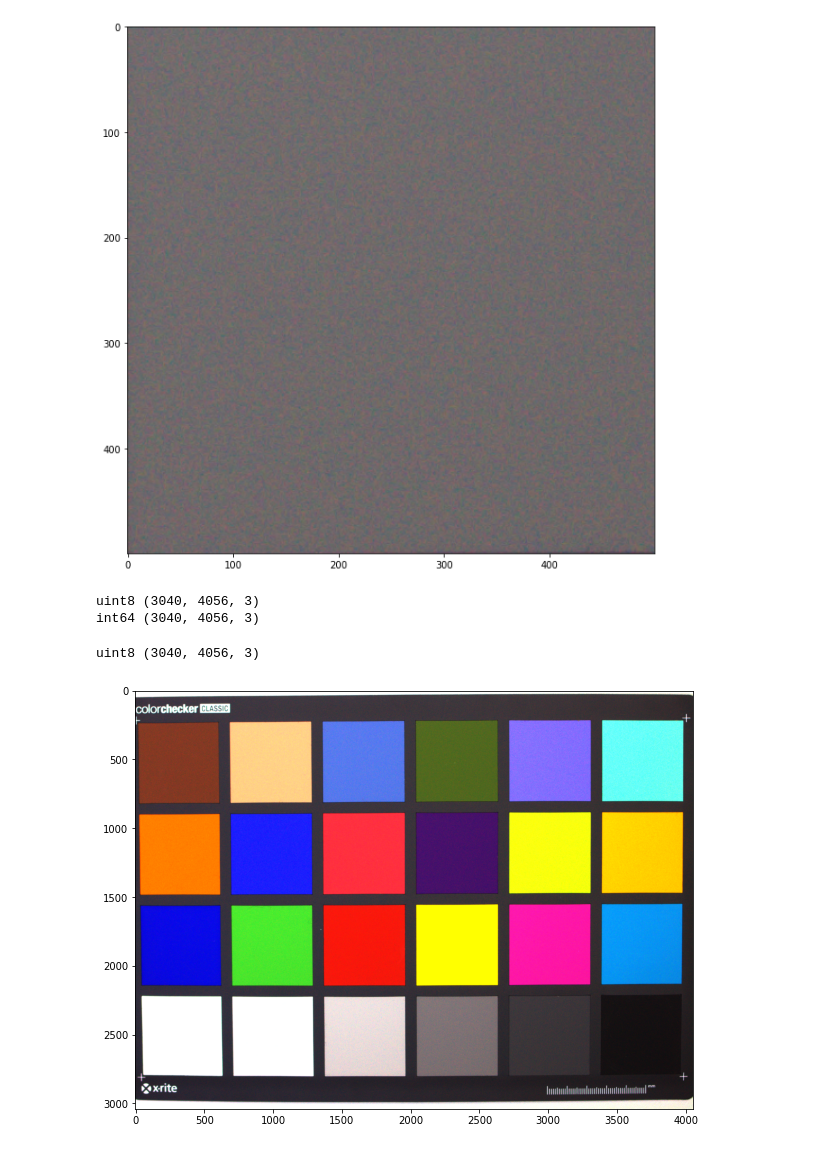
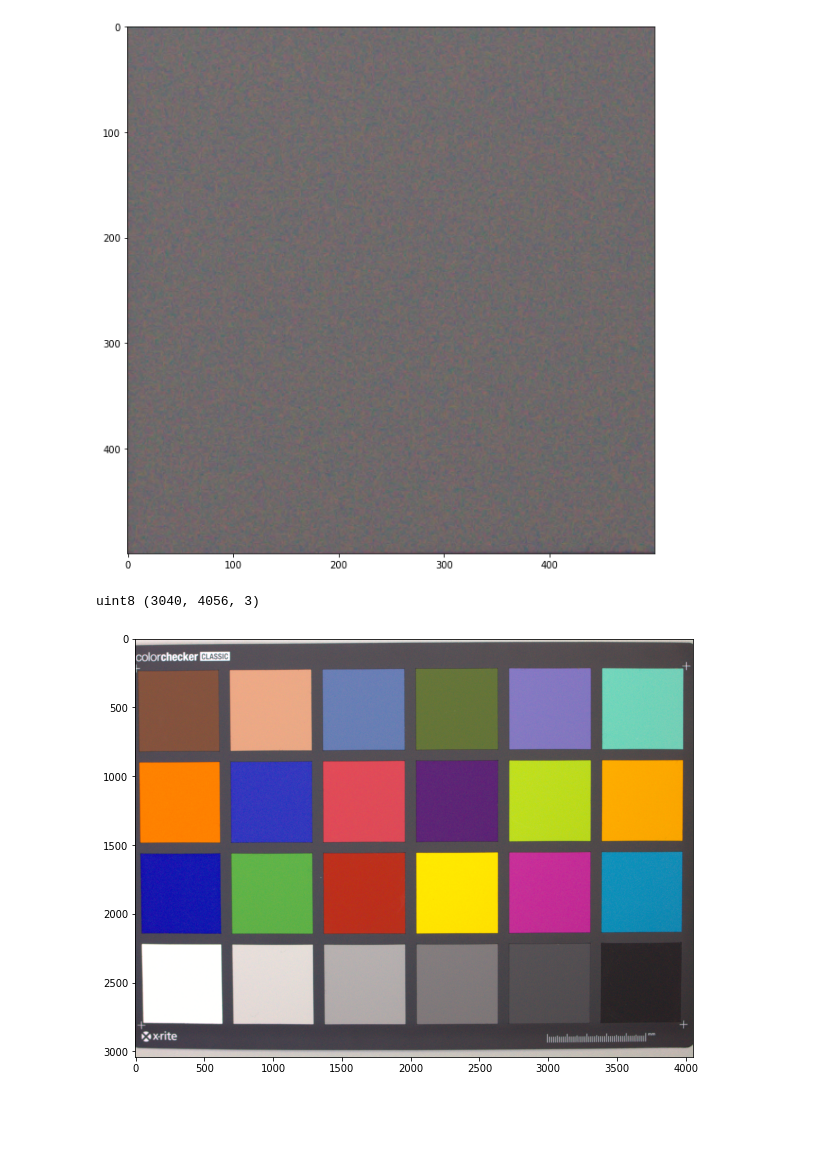
Before and after one commit to felix-b1-jadehs/notebooks, a Jupyter notebook: dng_to_rgb.ipynb, the cells around one changed output. Cells and saved outputs as stored; diff of their text form; code cells hidden in the pictures; blank space fills up the shorter version.

```diff
--- a/dng_to_rgb.ipynb
+++ b/dng_to_rgb.ipynb
@@ -72,26 +72,18 @@ print(r_mean_cc, g_mean_cc, b_mean_cc)
 # %% [output]
 111.910424 105.97908 107.280088
 [figure]
-# %%
-# conver uint to int
-rgb = array_corr
-rgb = np.array(rgb)
-print(rgb.dtype, rgb.shape)
-rgb = rgb.astype(int)
-print(rgb.dtype, rgb.shape)
-# %% [output]
-uint8 (3040, 4056, 3)
-int64 (3040, 4056, 3)
 # %%
-# process raw image with sRGB colorspace and more
+# process raw image with sRGB colorspace
+# calculated white balance
 # estimate brightness to get target RGB values in the cropped image
-new_rgb = raw.postprocess(output_color=rawpy.ColorSpace.sRGB, gamma=(1,1),
-                        user_wb=base_wb, bright=3.3 ,no_auto_bright=True)
+# no additional auto brightness
+new_rgb = raw.postprocess(output_color=rawpy.ColorSpace.sRGB,
+                        user_wb=base_wb, bright=1.78 ,no_auto_bright=True)
 imshow(new_rgb)
 print(new_rgb.dtype, new_rgb.shape)
 # %% [output]
 uint8 (3040, 4056, 3)
-[figure, old version]
+[figure, new version]
 # %%
 # crop the new array to check RGB values
 new_rgb_crop_corr = new_rgb[2300:2800, 2050:2550] # grey field #D4
```
Also changed, not shown: parts of 2 cells of this notebook.
